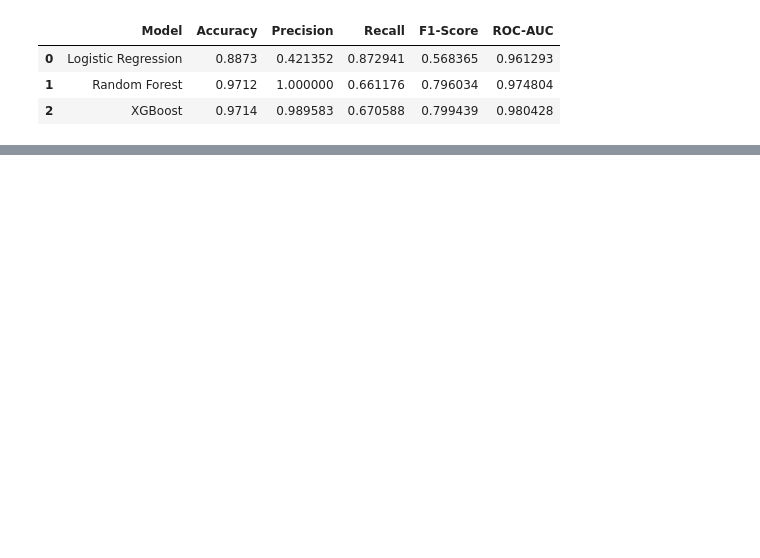
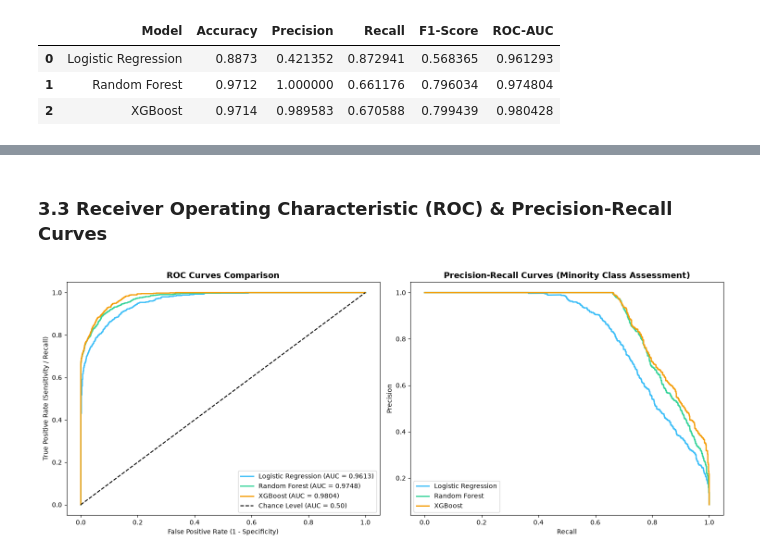
Before and after one commit to VTP2407/Project, a Jupyter notebook: ml-training/notebooks/03_machine_learning_training.ipynb, the cells around one changed output, grey strips where cells are left out. Cells and saved outputs as stored; diff of their text form; code cells hidden in the pictures; blank space fills up the shorter version.

```diff
--- a/ml-training/notebooks/03_machine_learning_training.ipynb
+++ b/ml-training/notebooks/03_machine_learning_training.ipynb
@@ -73,0 +78,35 @@ ROC-AUC:   0.9797
+# %% [markdown]
+### 3.3 Receiver Operating Characteristic (ROC) & Precision-Recall Curves
+# %%
+fig, axes = plt.subplots(1, 2, figsize=(15, 6))
+
+colors = {'Logistic Regression': '#38bdf8', 'Random Forest': '#34d399', 'XGBoost': '#f59e0b'}
+
+# ROC Curves
+for name, model in fitted_models.items():
+    y_prob = model.predict_proba(X_val)[:, 1]
+    fpr, tpr, _ = roc_curve(y_val, y_prob)
+    auc_score = roc_auc_score(y_val, y_prob)
+    axes[0].plot(fpr, tpr, label=f"{name} (AUC = {auc_score:.4f})", color=colors[name], linewidth=2)
+
+axes[0].plot([0, 1], [0, 1], 'k--', label="Chance Level (AUC = 0.50)")
+axes[0].set_title("ROC Curves Comparison", fontsize=13, fontweight='bold')
+axes[0].set_xlabel("False Positive Rate (1 - Specificity)")
+axes[0].set_ylabel("True Positive Rate (Sensitivity / Recall)")
+axes[0].legend(loc='lower right')
+
+# Precision-Recall Curves (crucial for imbalanced datasets)
+for name, model in fitted_models.items():
+    y_prob = model.predict_proba(X_val)[:, 1]
+    prec, rec, _ = precision_recall_curve(y_val, y_prob)
+    axes[1].plot(rec, prec, label=f"{name}", color=colors[name], linewidth=2)
+
+axes[1].set_title("Precision-Recall Curves (Minority Class Assessment)", fontsize=13, fontweight='bold')
+axes[1].set_xlabel("Recall")
+axes[1].set_ylabel("Precision")
+axes[1].legend(loc='lower left')
+
+plt.tight_layout()
+plt.show()
+# %% [output]
+[figure, added]
```
Also changed, not shown: parts of 10 cells of this notebook, 59 other files.
